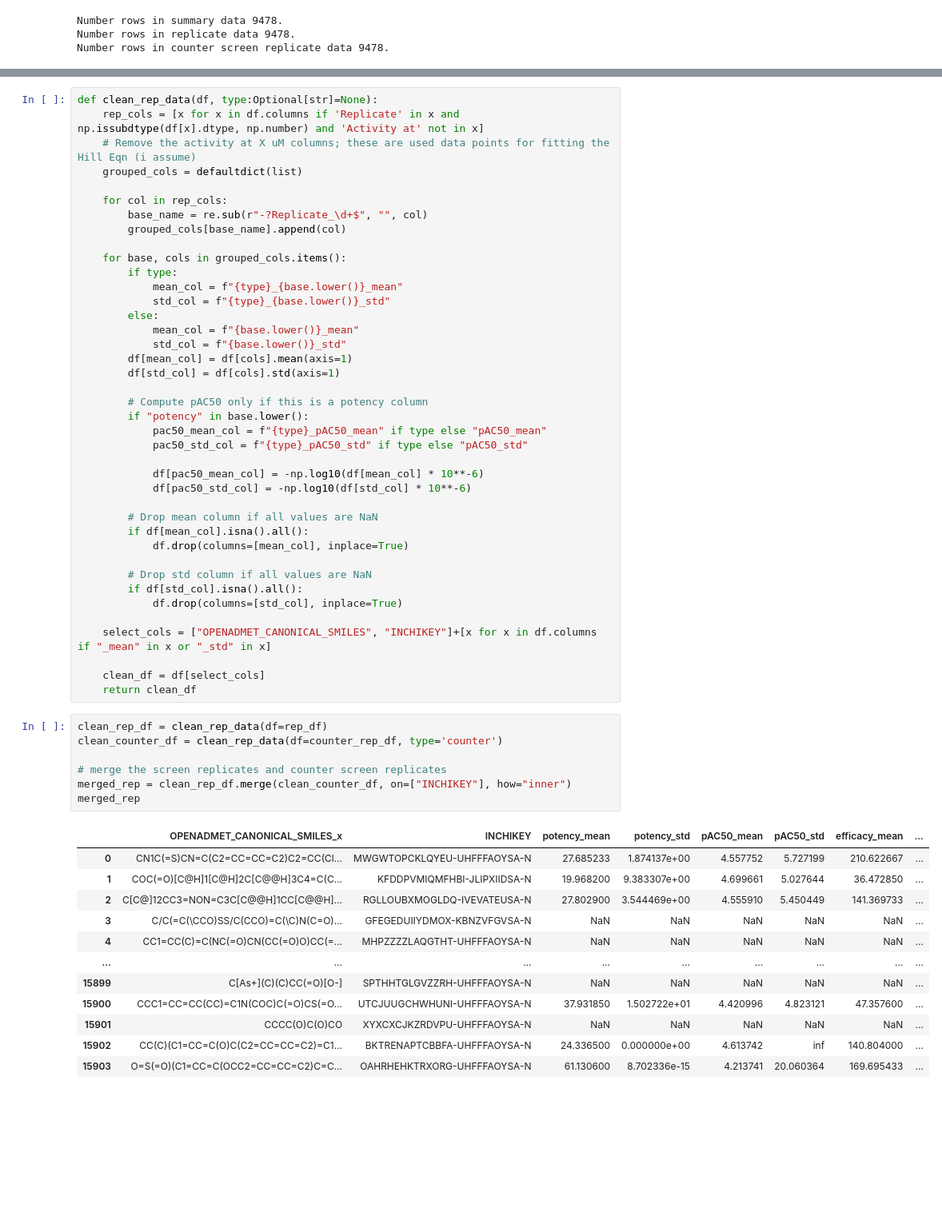
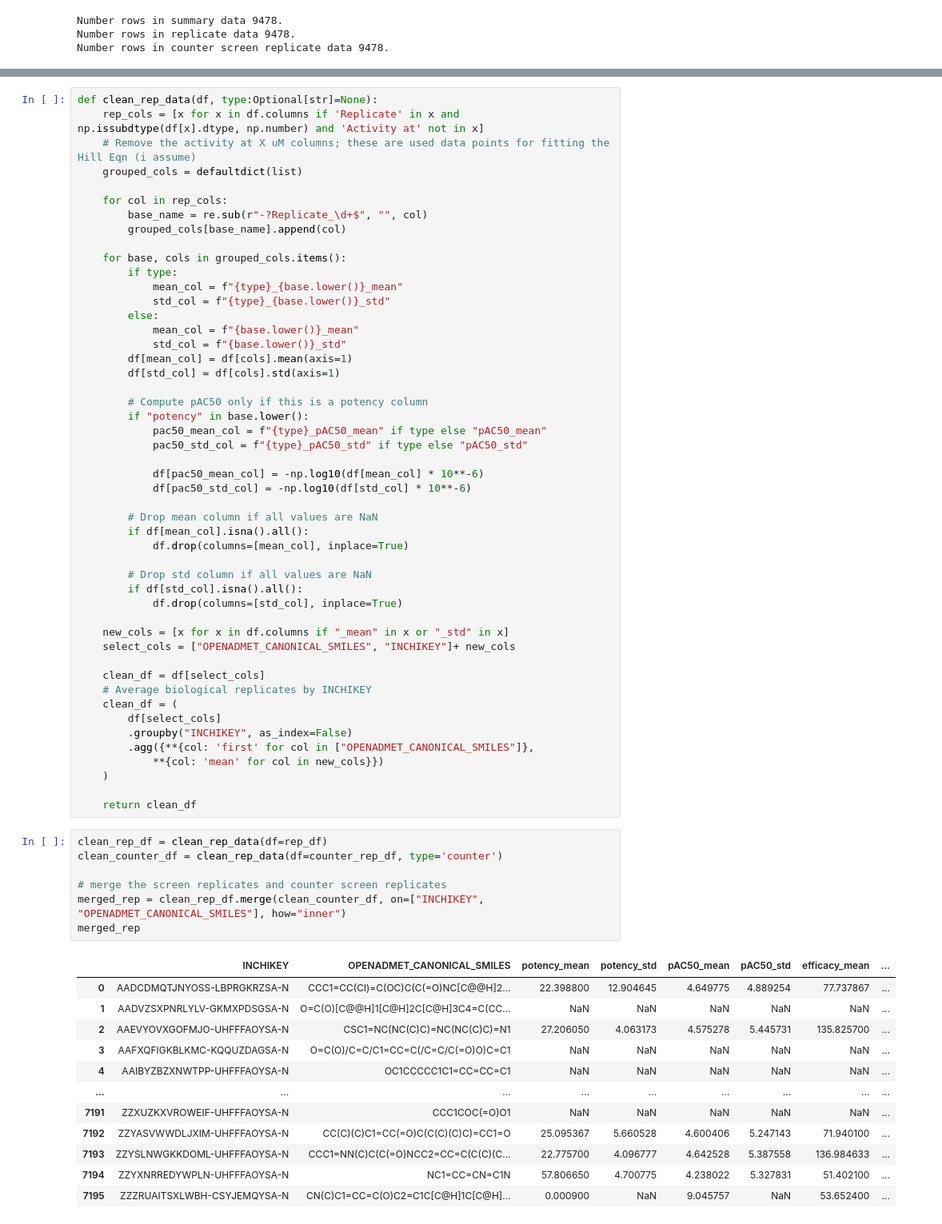
Before and after one commit to OpenADMET/data-catalogs, a Jupyter notebook: catalogs/pubchem_tox21/process_tox21.ipynb, the cells around one changed output, grey strips where cells are left out. Shown: that part at 80% size. Saved outputs shown, nothing was run; the diff lists cells and outputs as text; blank space fills up the shorter version.

```diff
--- a/catalogs/pubchem_tox21/process_tox21.ipynb
+++ b/catalogs/pubchem_tox21/process_tox21.ipynb
@@ -131,27 +131,36 @@ def clean_rep_data(df, type:Optional[str]=None):
         if df[std_col].isna().all():
             df.drop(columns=[std_col], inplace=True)
 
-    select_cols = ["OPENADMET_CANONICAL_SMILES", "INCHIKEY"]+[x for x in df.columns if "_mean" in x or "_std" in x]
+    new_cols = [x for x in df.columns if "_mean" in x or "_std" in x]
+    select_cols = ["OPENADMET_CANONICAL_SMILES", "INCHIKEY"]+ new_cols
 
     clean_df = df[select_cols]
+    # Average biological replicates by INCHIKEY
+    clean_df = (
+        df[select_cols]
+        .groupby("INCHIKEY", as_index=False)
+        .agg({**{col: 'first' for col in ["OPENADMET_CANONICAL_SMILES"]},
+            **{col: 'mean' for col in new_cols}})
+    )
+
     return clean_df
 # %%
 clean_rep_df = clean_rep_data(df=rep_df)
 clean_counter_df = clean_rep_data(df=counter_rep_df, type='counter')
 
 # merge the screen replicates and counter screen replicates
-merged_rep = clean_rep_df.merge(clean_counter_df, on=["INCHIKEY"], how="inner")
+merged_rep = clean_rep_df.merge(clean_counter_df, on=["INCHIKEY", "OPENADMET_CANONICAL_SMILES"], how="inner")
 merged_rep
 # %% [output]
-|  | OPENADMET_CANONICAL_SMILES_x | INCHIKEY | potency_mean | potency_std | pAC50_mean | pAC50_std | efficacy_mean | ... |
-| 0 | CN1C(=S)CN=C(C2=CC=CC=C2)C2=CC(Cl... | MWGWTOPCKLQYEU-UHFFFAOYSA-N | 27.685233 | 1.874137e+00 | 4.557752 | 5.727199 | 210.622667 | ... |
-| 1 | COC(=O)[C@H]1[C@H]2C[C@@H]3C4=C(C... | KFDDPVMIQMFHBI-JLIPXIIDSA-N | 19.968200 | 9.383307e+00 | 4.699661 | 5.027644 | 36.472850 | ... |
-| 2 | C[C@]12CC3=NON=C3C[C@@H]1CC[C@@H]... | RGLLOUBXMOGLDQ-IVEVATEUSA-N | 27.802900 | 3.544469e+00 | 4.555910 | 5.450449 | 141.369733 | ... |
-| 3 | C/C(=C(\CCO)SS/C(CCO)=C(\C)N(C=O)... | GFEGEDUIIYDMOX-KBNZVFGVSA-N | NaN | NaN | NaN | NaN | NaN | ... |
-| 4 | CC1=CC(C)=C(NC(=O)CN(CC(=O)O)CC(=... | MHPZZZZLAQGTHT-UHFFFAOYSA-N | NaN | NaN | NaN | NaN | NaN | ... |
+|  | INCHIKEY | OPENADMET_CANONICAL_SMILES | potency_mean | potency_std | pAC50_mean | pAC50_std | efficacy_mean | ... |
+| 0 | AADCDMQTJNYOSS-LBPRGKRZSA-N | CCC1=CC(Cl)=C(OC)C(C(=O)NC[C@@H]2... | 22.398800 | 12.904645 | 4.649775 | 4.889254 | 77.737867 | ... |
+| 1 | AADVZSXPNRLYLV-GKMXPDSGSA-N | O=C(O)[C@@H]1[C@H]2C[C@H]3C4=C(CC... | NaN | NaN | NaN | NaN | NaN | ... |
+| 2 | AAEVYOVXGOFMJO-UHFFFAOYSA-N | CSC1=NC(NC(C)C)=NC(NC(C)C)=N1 | 27.206050 | 4.063173 | 4.575278 | 5.445731 | 135.825700 | ... |
+| 3 | AAFXQFIGKBLKMC-KQQUZDAGSA-N | O=C(O)/C=C/C1=CC=C(/C=C/C(=O)O)C=C1 | NaN | NaN | NaN | NaN | NaN | ... |
+| 4 | AAIBYZBZXNWTPP-UHFFFAOYSA-N | OC1CCCCC1C1=CC=CC=C1 | NaN | NaN | NaN | NaN | NaN | ... |
 | ... | ... | ... | ... | ... | ... | ... | ... | ... |
-| 15899 | C[As+](C)(C)CC(=O)[O-] | SPTHHTGLGVZZRH-UHFFFAOYSA-N | NaN | NaN | NaN | NaN | NaN | ... |
-| 15900 | CCC1=CC=CC(CC)=C1N(COC)C(=O)CS(=O... | UTCJUUGCHWHUNI-UHFFFAOYSA-N | 37.931850 | 1.502722e+01 | 4.420996 | 4.823121 | 47.357600 | ... |
-| 15901 | CCCC(O)C(O)CO | XYXCXCJKZRDVPU-UHFFFAOYSA-N | NaN | NaN | NaN | NaN | NaN | ... |
-| 15902 | CC(C)(C1=CC=C(O)C(C2=CC=CC=C2)=C1... | BKTRENAPTCBBFA-UHFFFAOYSA-N | 24.336500 | 0.000000e+00 | 4.613742 | inf | 140.804000 | ... |
-| 15903 | O=S(=O)(C1=CC=C(OCC2=CC=CC=C2)C=C... | OAHRHEHKTRXORG-UHFFFAOYSA-N | 61.130600 | 8.702336e-15 | 4.213741 | 20.060364 | 169.695433 | ... |
+| 7191 | ZZXUZKXVROWEIF-UHFFFAOYSA-N | CCC1COC(=O)O1 | NaN | NaN | NaN | NaN | NaN | ... |
+| 7192 | ZZYASVWWDLJXIM-UHFFFAOYSA-N | CC(C)(C)C1=CC(=O)C(C(C)(C)C)=CC1=O | 25.095367 | 5.660528 | 4.600406 | 5.247143 | 71.940100 | ... |
+| 7193 | ZZYSLNWGKKDOML-UHFFFAOYSA-N | CCC1=NN(C)C(C(=O)NCC2=CC=C(C(C)(C... | 22.775700 | 4.096777 | 4.642528 | 5.387558 | 136.984633 | ... |
+| 7194 | ZZYXNRREDYWPLN-UHFFFAOYSA-N | NC1=CC=CN=C1N | 57.806650 | 4.700775 | 4.238022 | 5.327831 | 51.402100 | ... |
+| 7195 | ZZZRUAITSXLWBH-CSYJEMQYSA-N | CN(C)C1=CC=C(O)C2=C1C[C@H]1C[C@H]... | 0.000900 | NaN | 9.045757 | NaN | 53.652400 | ... |
```
Also changed, not shown: parts of 20 cells of this notebook, 1 other file.
